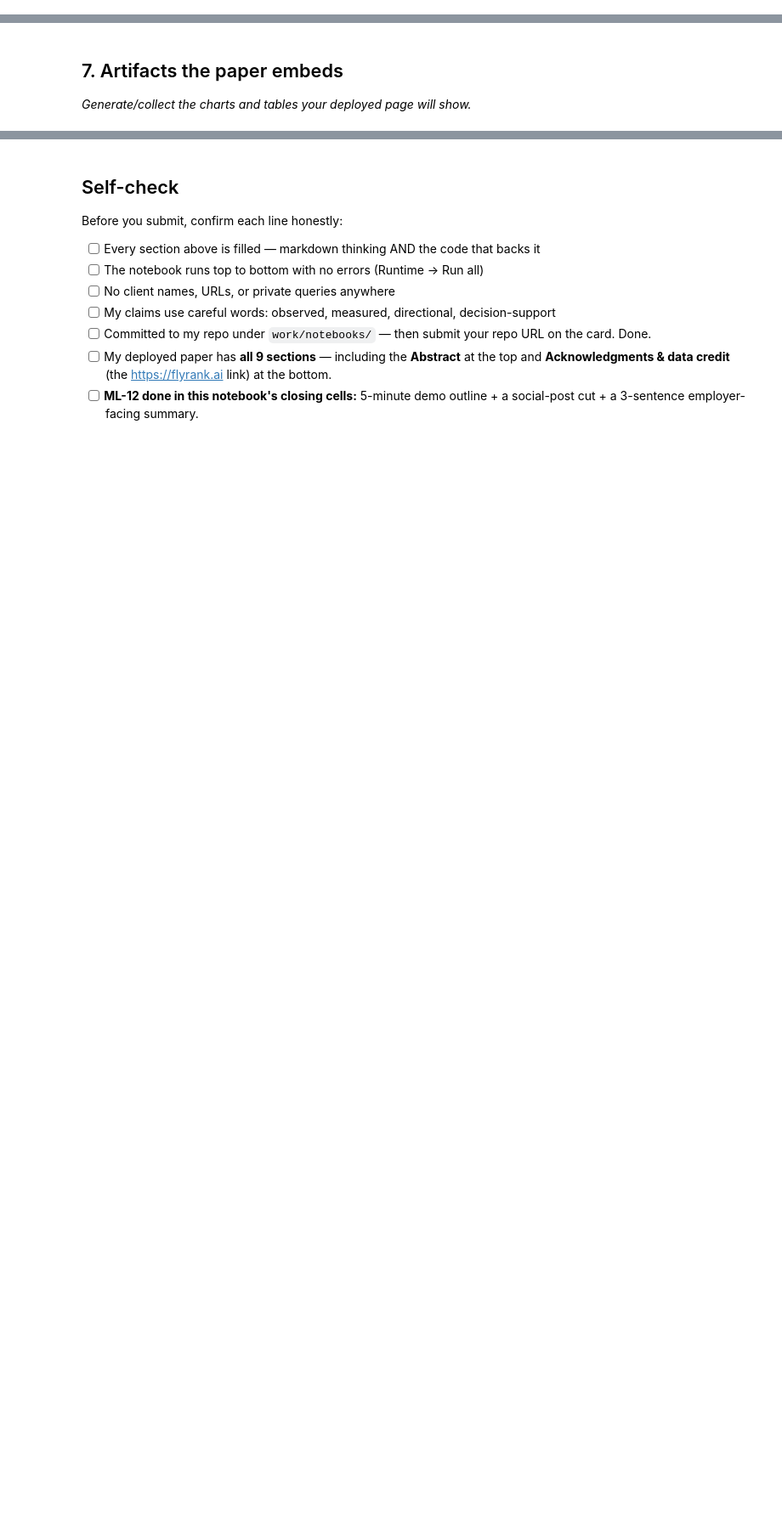
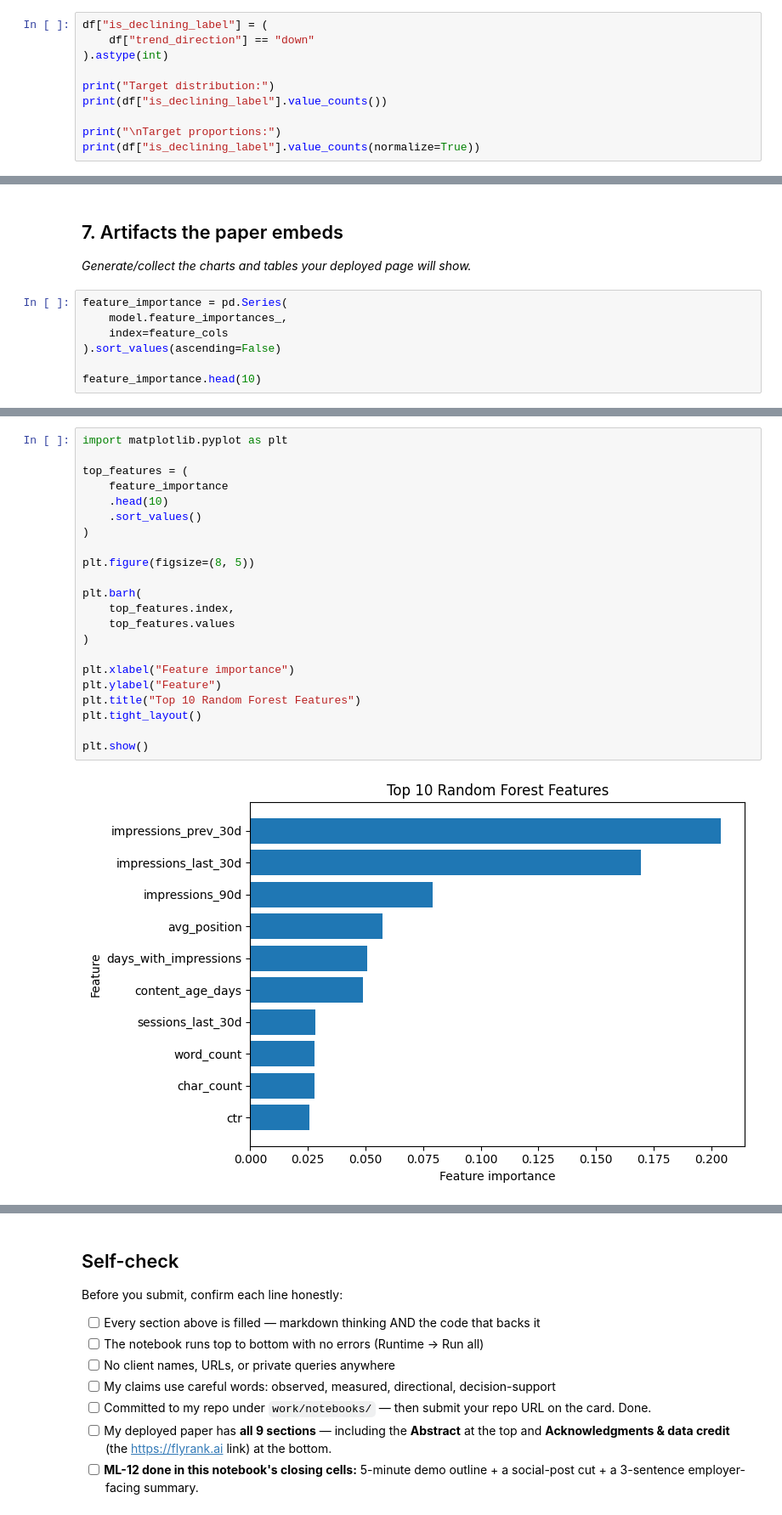
Before and after one commit to Srilaya30/flyrank-ml-internship, a Jupyter notebook: work/notebooks/capstone.ipynb, the cells around one changed output, grey strips where cells are left out. Shown at 85% size. Saved outputs shown, nothing was run; the diff lists cells and outputs as text; blank space fills up the shorter version.

```diff
--- a/work/notebooks/capstone.ipynb
+++ b/work/notebooks/capstone.ipynb
@@ -16,0 +70,10 @@ This skeleton is yours to fill. Work the sections **in order** — each one has
+# %%
+df["is_declining_label"] = (
+    df["trend_direction"] == "down"
+).astype(int)
+
+print("Target distribution:")
+print(df["is_declining_label"].value_counts())
+
+print("\nTarget proportions:")
+print(df["is_declining_label"].value_counts(normalize=True))
@@ -34,3 +418,10 @@ This skeleton is yours to fill. Work the sections **in order** — each one has
 ## 7. Artifacts the paper embeds
 
 *Generate/collect the charts and tables your deployed page will show.*
+# %%
+feature_importance = pd.Series(
+    model.feature_importances_,
+    index=feature_cols
+).sort_values(ascending=False)
+
+feature_importance.head(10)
@@ -36,0 +441,24 @@ This skeleton is yours to fill. Work the sections **in order** — each one has
+# %%
+import matplotlib.pyplot as plt
+
+top_features = (
+    feature_importance
+    .head(10)
+    .sort_values()
+)
+
+plt.figure(figsize=(8, 5))
+
+plt.barh(
+    top_features.index,
+    top_features.values
+)
+
+plt.xlabel("Feature importance")
+plt.ylabel("Feature")
+plt.title("Top 10 Random Forest Features")
+plt.tight_layout()
+
+plt.show()
+# %% [output]
+[figure, added]
```
Also changed, not shown: parts of 22 cells of this notebook.
